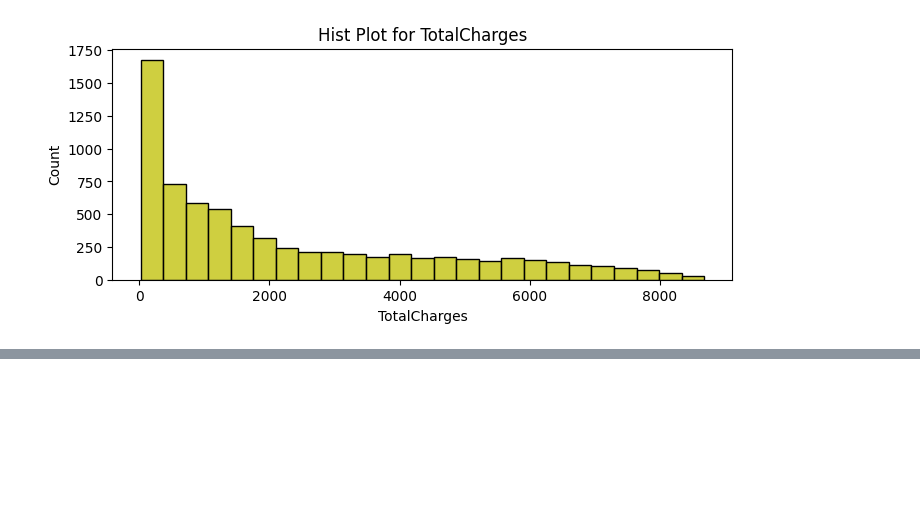
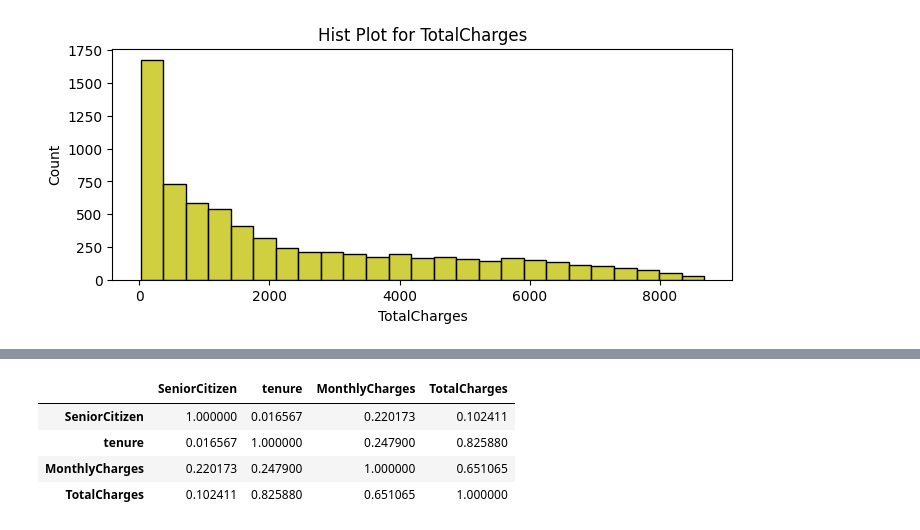
Before and after one commit to muh-hilmi/Tugas3_BD2, a Jupyter notebook: Tugas_TelcoChurn.ipynb, the cells around one changed output, grey strips where cells are left out. Saved outputs shown, nothing was run; the diff lists cells and outputs as text; code cells hidden in the pictures; blank space fills up the shorter version.

```diff
--- a/Tugas_TelcoChurn.ipynb
+++ b/Tugas_TelcoChurn.ipynb
@@ -212,0 +287,8 @@ for feat in number_col:
+# %%
+datailoc.corr()
+# %% [output]
+|  | SeniorCitizen | tenure | MonthlyCharges | TotalCharges |
+| SeniorCitizen | 1.000000 | 0.016567 | 0.220173 | 0.102411 |
+| tenure | 0.016567 | 1.000000 | 0.247900 | 0.825880 |
+| MonthlyCharges | 0.220173 | 0.247900 | 1.000000 | 0.651065 |
+| TotalCharges | 0.102411 | 0.825880 | 0.651065 | 1.000000 |
```
Also changed, not shown: parts of 14 cells of this notebook, 1 other file.
